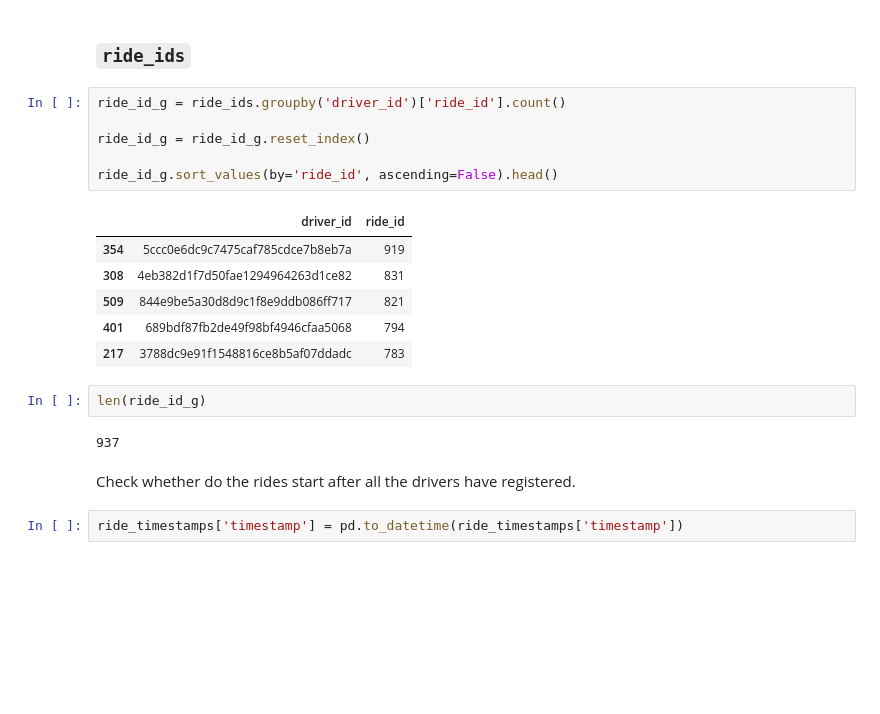
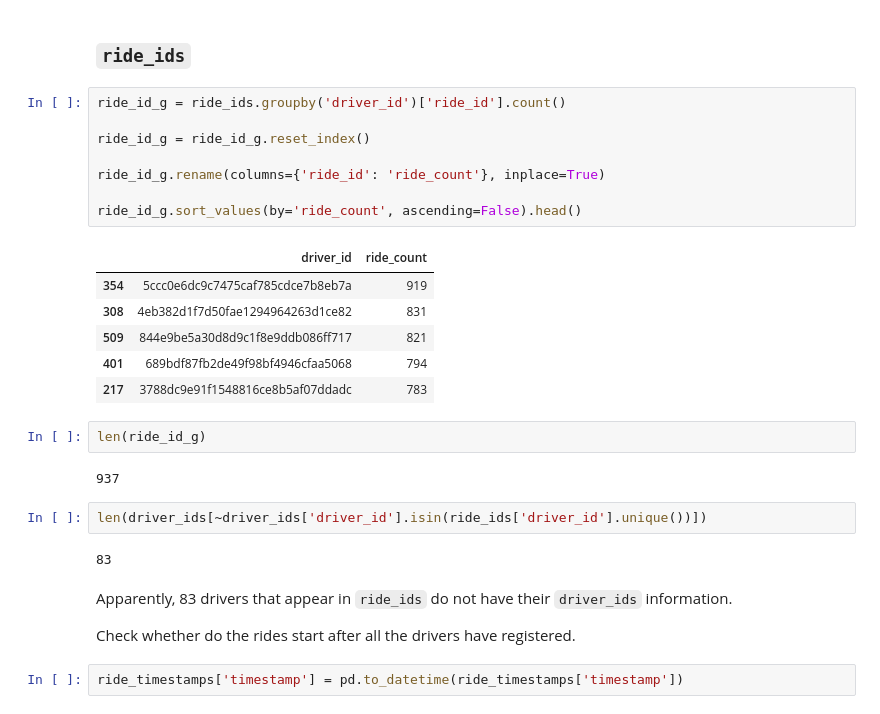
Before and after one commit to wjensheng/lyft, a Jupyter notebook: lyft_nb.ipynb, the cells around one changed output. Drawn from its saved outputs; the diff is of its cells as text; blank space fills up the shorter version.

```diff
--- a/lyft_nb.ipynb
+++ b/lyft_nb.ipynb
@@ -85,11 +87,13 @@ The file `driver_ids` consists of drivers who signed up as a driver with Lyft be
 # %%
 ride_id_g = ride_ids.groupby('driver_id')['ride_id'].count()
 
 ride_id_g = ride_id_g.reset_index()
 
-ride_id_g.sort_values(by='ride_id', ascending=False).head()
+ride_id_g.rename(columns={'ride_id': 'ride_count'}, inplace=True)
+
+ride_id_g.sort_values(by='ride_count', ascending=False).head()
 # %% [output]
-|  | driver_id | ride_id |
+|  | driver_id | ride_count |
 | 354 | 5ccc0e6dc9c7475caf785cdce7b8eb7a | 919 |
 | 308 | 4eb382d1f7d50fae1294964263d1ce82 | 831 |
 | 509 | 844e9be5a30d8d9c1f8e9ddb086ff717 | 821 |
@@ -99,7 +103,13 @@ ride_id_g.sort_values(by='ride_id', ascending=False).head()
 len(ride_id_g)
 # %% [output]
 937
+# %%
+len(driver_ids[~driver_ids['driver_id'].isin(ride_ids['driver_id'].unique())])
+# %% [output]
+83
 # %% [markdown]
+Apparently, 83 drivers that appear in `ride_ids` do not have their `driver_ids` information.
+
 Check whether do the rides start after all the drivers have registered.
 # %%
 ride_timestamps['timestamp'] = pd.to_datetime(ride_timestamps['timestamp'])
```
Also changed, not shown: parts of 32 cells of this notebook.
